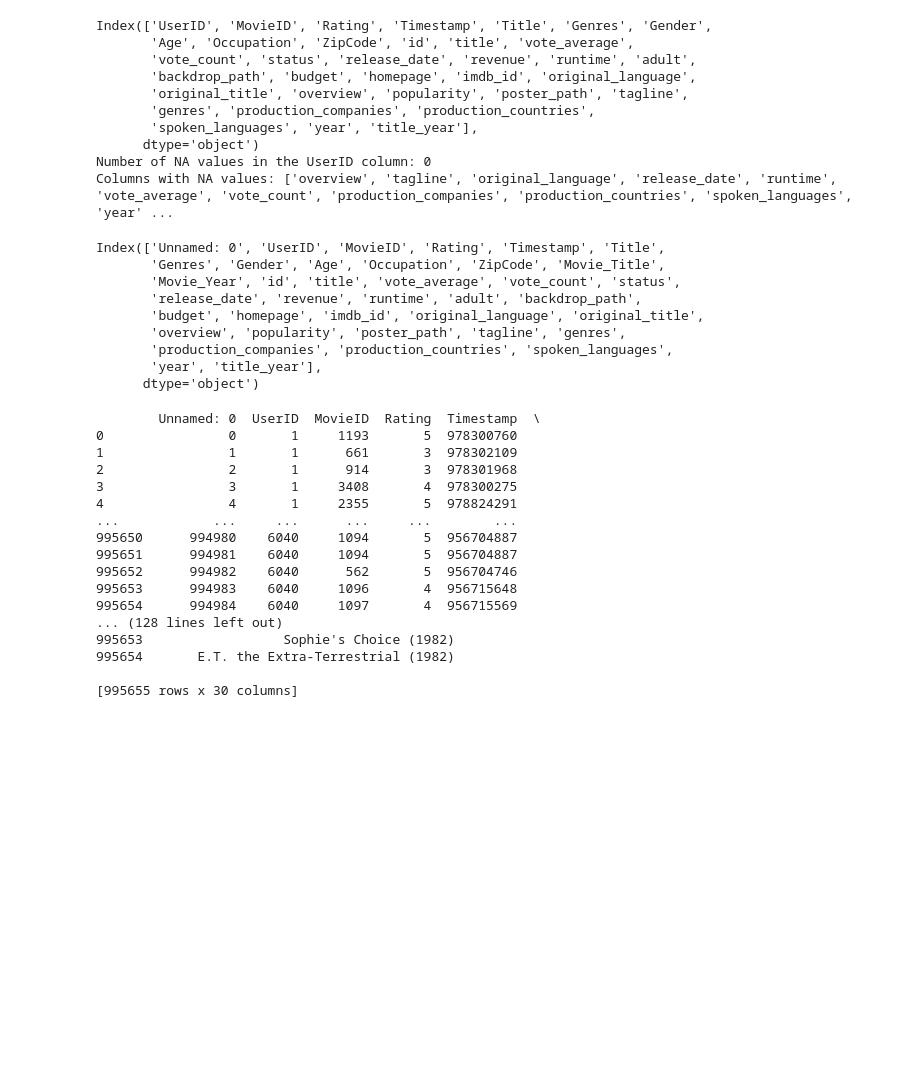
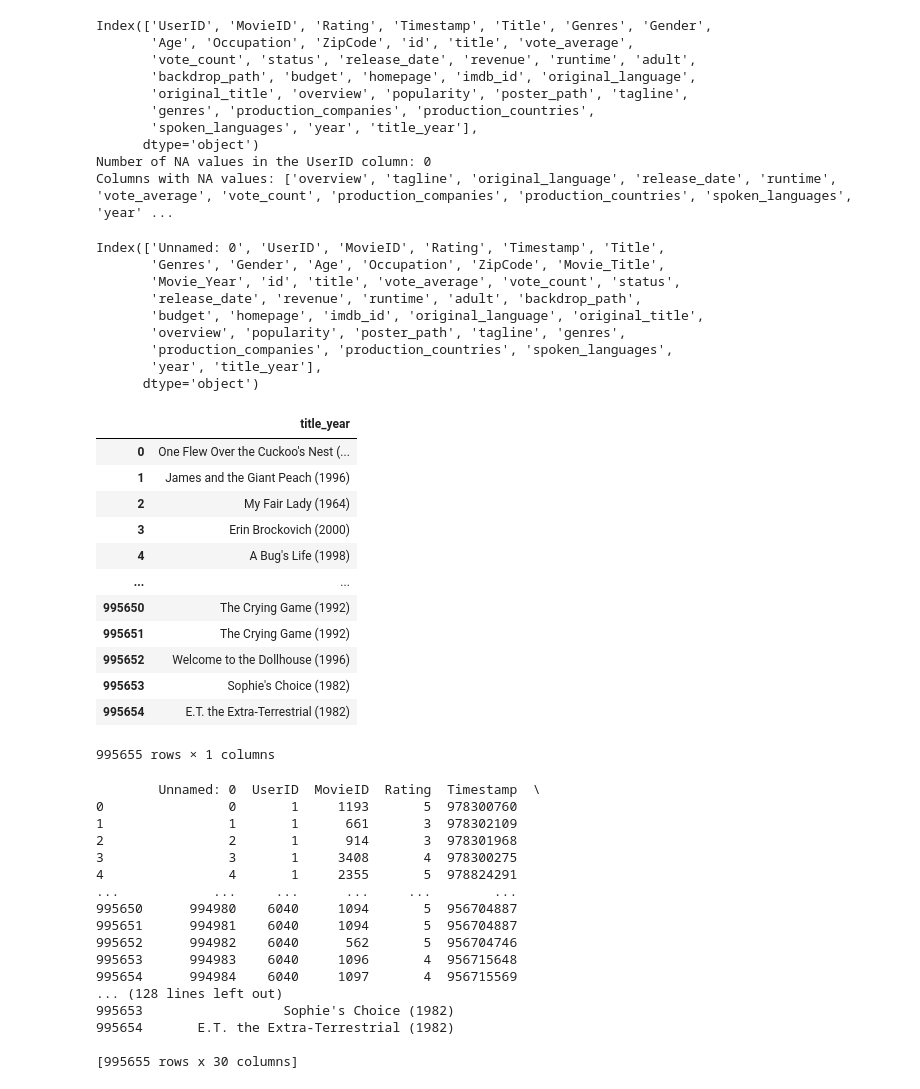
Before and after one commit to kenzverylayz/4222_Project, a Jupyter notebook: main.ipynb, the cells around one changed output. Saved outputs shown, nothing was run; the diff lists cells and outputs as text; code cells hidden in the pictures; blank space fills up the shorter version.

```diff
--- a/main.ipynb
+++ b/main.ipynb
@@ -161,17 +161,31 @@ Columns with NA values: ['overview', 'tagline', 'original_language', 'release_da
 # %%
 df = pd.read_csv('Merged_df.csv')
 df.describe()
 print(df.columns)
+df[['title_year']]
 # %% [output]
 Index(['Unnamed: 0', 'UserID', 'MovieID', 'Rating', 'Timestamp', 'Title',
        'Genres', 'Gender', 'Age', 'Occupation', 'ZipCode', 'Movie_Title',
        'Movie_Year', 'id', 'title', 'vote_average', 'vote_count', 'status',
        'release_date', 'revenue', 'runtime', 'adult', 'backdrop_path',
        'budget', 'homepage', 'imdb_id', 'original_language', 'original_title',
        'overview', 'popularity', 'poster_path', 'tagline', 'genres',
        'production_companies', 'production_countries', 'spoken_languages',
        'year', 'title_year'],
       dtype='object')
+|  | title_year |
+| 0 | One Flew Over the Cuckoo's Nest (... |
+| 1 | James and the Giant Peach (1996) |
+| 2 | My Fair Lady (1964) |
+| 3 | Erin Brockovich (2000) |
+| 4 | A Bug's Life (1998) |
+| ... | ... |
+| 995650 | The Crying Game (1992) |
+| 995651 | The Crying Game (1992) |
+| 995652 | Welcome to the Dollhouse (1996) |
+| 995653 | Sophie's Choice (1982) |
+| 995654 | E.T. the Extra-Terrestrial (1982) |
+995655 rows × 1 columns
 # %%
 # Assuming 'merged_df' is your DataFrame
 merged_df = df
```
Also changed, not shown: parts of 11 cells of this notebook.
